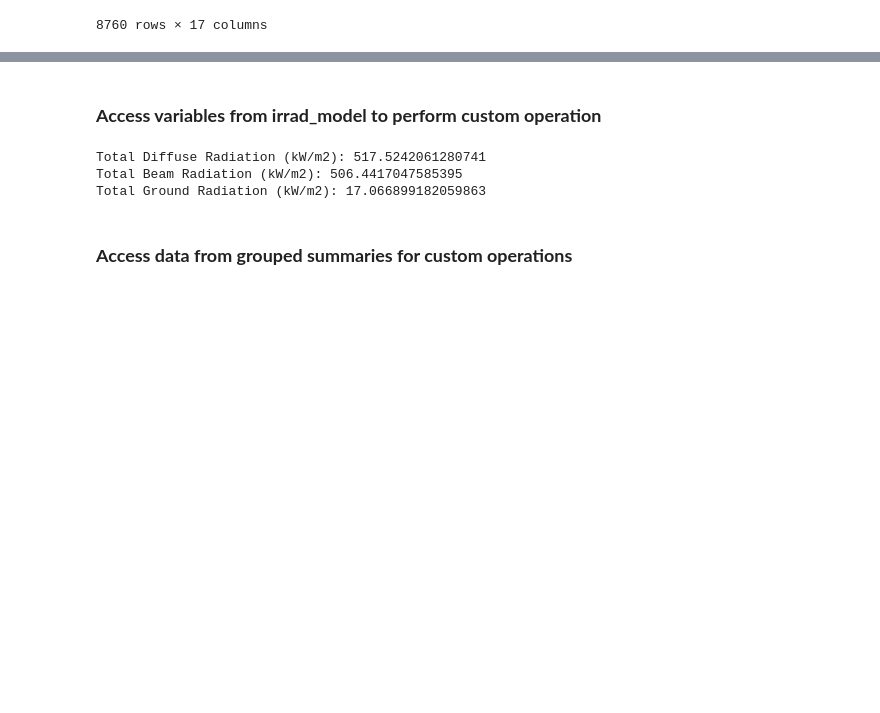
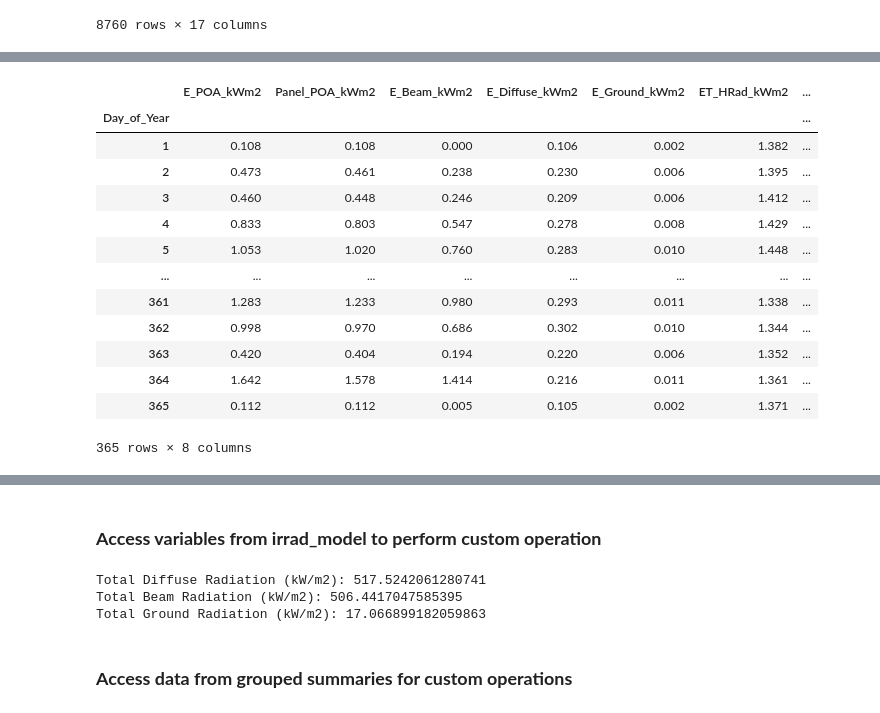
Before and after one commit to Daniel-Parke/PVGIS_TMY_POA_Irradiance_Model, a Jupyter notebook: PVGIS_irradiance.ipynb, the cells around one changed output, grey strips where cells are left out. Saved outputs shown, nothing was run; the diff lists cells and outputs as text; code cells hidden in the pictures; blank space fills up the shorter version.

```diff
--- a/PVGIS_irradiance.ipynb
+++ b/PVGIS_irradiance.ipynb
@@ -62,0 +87,17 @@ site.irrad_model
+# %%
+site.rad_data.daily
+# %% [output]
+|  | E_POA_kWm2 | Panel_POA_kWm2 | E_Beam_kWm2 | E_Diffuse_kWm2 | E_Ground_kWm2 | ET_HRad_kWm2 | ... |
+| Day_of_Year |  |  |  |  |  |  | ... |
+| 1 | 0.108 | 0.108 | 0.000 | 0.106 | 0.002 | 1.382 | ... |
+| 2 | 0.473 | 0.461 | 0.238 | 0.230 | 0.006 | 1.395 | ... |
+| 3 | 0.460 | 0.448 | 0.246 | 0.209 | 0.006 | 1.412 | ... |
+| 4 | 0.833 | 0.803 | 0.547 | 0.278 | 0.008 | 1.429 | ... |
+| 5 | 1.053 | 1.020 | 0.760 | 0.283 | 0.010 | 1.448 | ... |
+| ... | ... | ... | ... | ... | ... | ... | ... |
+| 361 | 1.283 | 1.233 | 0.980 | 0.293 | 0.011 | 1.338 | ... |
+| 362 | 0.998 | 0.970 | 0.686 | 0.302 | 0.010 | 1.344 | ... |
+| 363 | 0.420 | 0.404 | 0.194 | 0.220 | 0.006 | 1.352 | ... |
+| 364 | 1.642 | 1.578 | 1.414 | 0.216 | 0.011 | 1.361 | ... |
+| 365 | 0.112 | 0.112 | 0.005 | 0.105 | 0.002 | 1.371 | ... |
+365 rows × 8 columns
```
Also changed, not shown: parts of 6 cells of this notebook, 2 other files.
